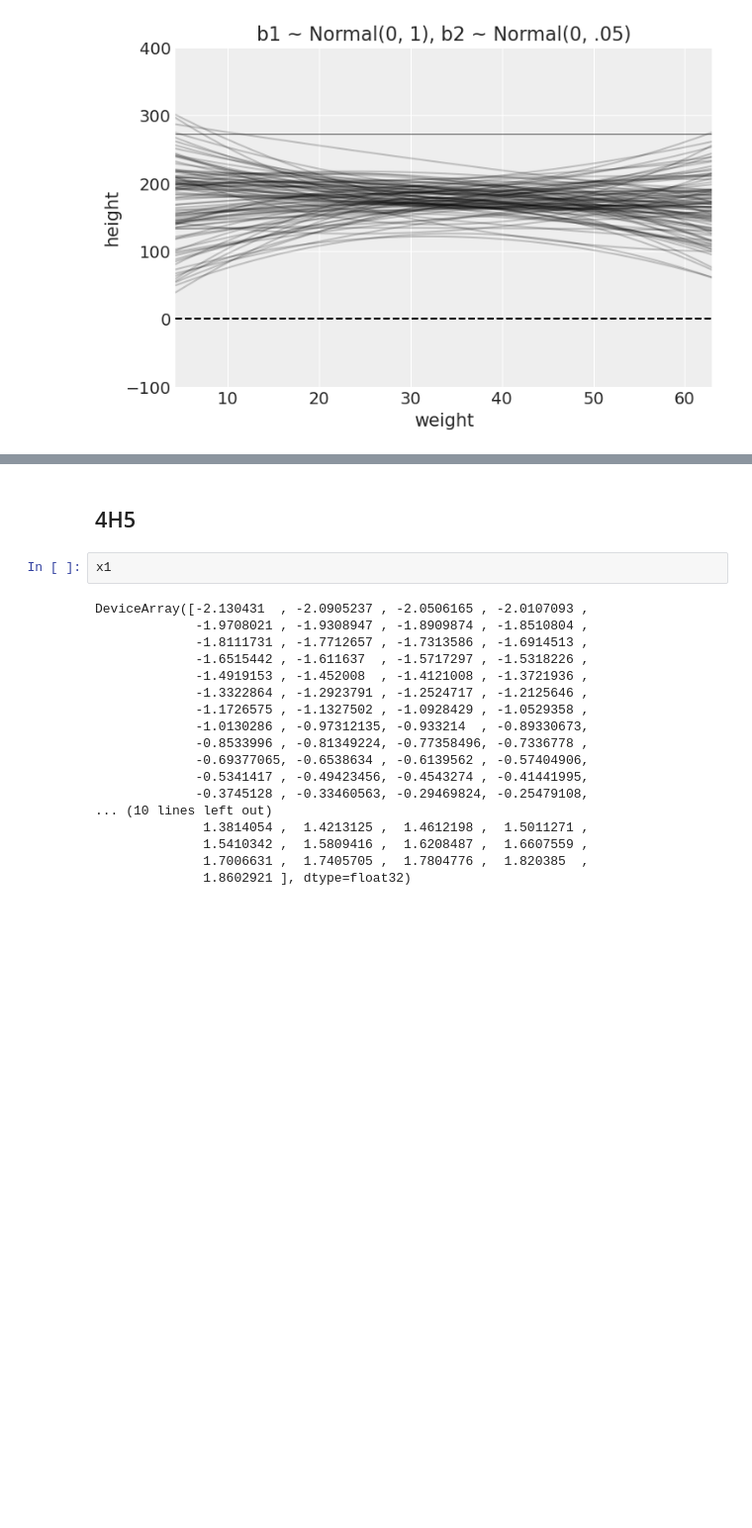
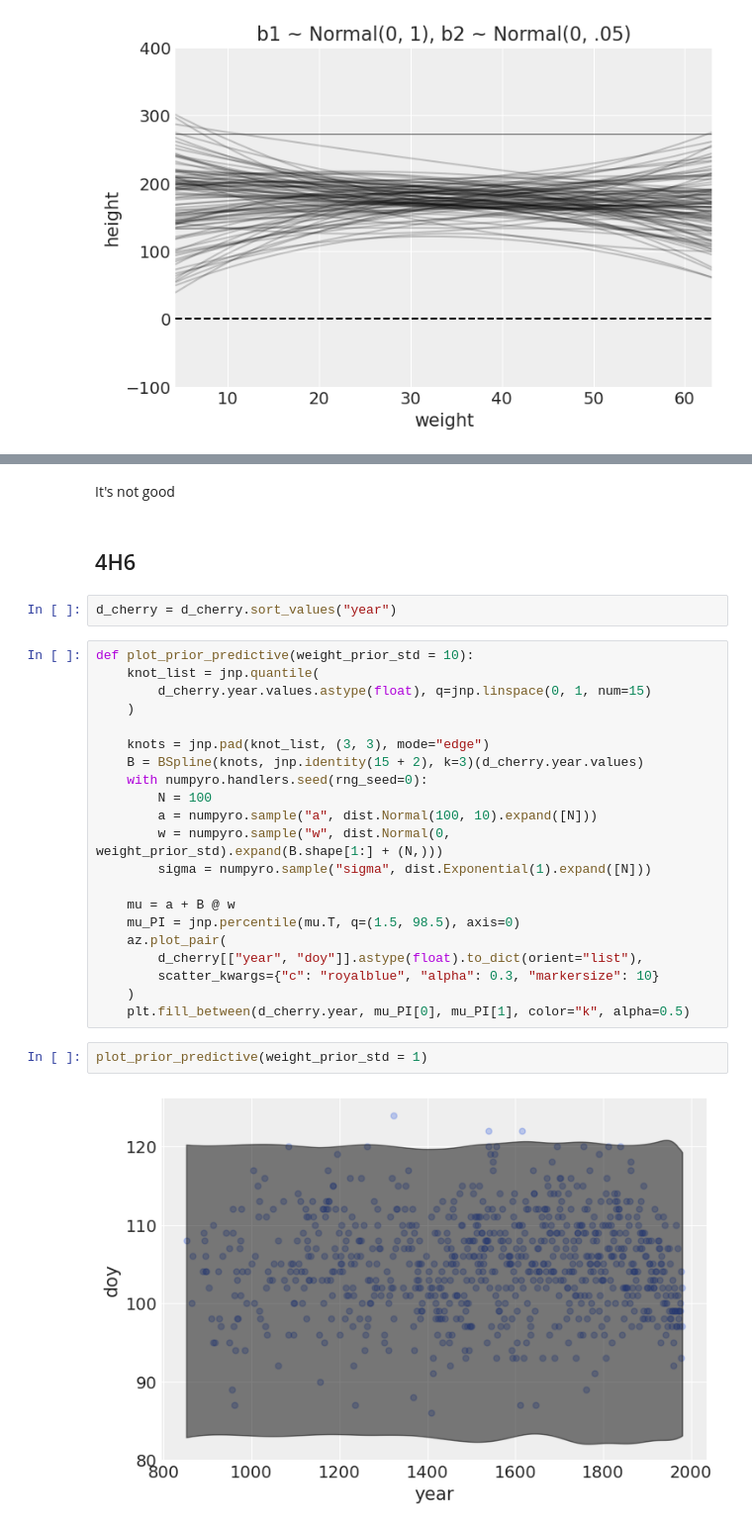
Before and after one commit to simonkamronn/statisticalrethinking, a Jupyter notebook: 4.ipynb, the cells around one changed output, grey strips where cells are left out. Shown at 99% size. Cells and saved outputs as stored; diff of their text form; blank space fills up the shorter version.

```diff
--- a/4.ipynb
+++ b/4.ipynb
@@ -413,22 +445,31 @@ plt.show()
+# %% [markdown]
+It's not good
 # %% [markdown]
-## 4H5
+## 4H6
-# %%
-x1
-# %% [output]
-DeviceArray([-2.130431  , -2.0905237 , -2.0506165 , -2.0107093 ,
-             -1.9708021 , -1.9308947 , -1.8909874 , -1.8510804 ,
-             -1.8111731 , -1.7712657 , -1.7313586 , -1.6914513 ,
-             -1.6515442 , -1.611637  , -1.5717297 , -1.5318226 ,
-             -1.4919153 , -1.452008  , -1.4121008 , -1.3721936 ,
-             -1.3322864 , -1.2923791 , -1.2524717 , -1.2125646 ,
-             -1.1726575 , -1.1327502 , -1.0928429 , -1.0529358 ,
-             -1.0130286 , -0.97312135, -0.933214  , -0.89330673,
-             -0.8533996 , -0.81349224, -0.77358496, -0.7336778 ,
-             -0.69377065, -0.6538634 , -0.6139562 , -0.57404906,
-             -0.5341417 , -0.49423456, -0.4543274 , -0.41441995,
-             -0.3745128 , -0.33460563, -0.29469824, -0.25479108,
-... (10 lines left out)
-              1.3814054 ,  1.4213125 ,  1.4612198 ,  1.5011271 ,
-              1.5410342 ,  1.5809416 ,  1.6208487 ,  1.6607559 ,
-              1.7006631 ,  1.7405705 ,  1.7804776 ,  1.820385  ,
-              1.8602921 ], dtype=float32)
+# %%
+d_cherry = d_cherry.sort_values("year")
+# %%
+def plot_prior_predictive(weight_prior_std = 10):
+    knot_list = jnp.quantile(
+        d_cherry.year.values.astype(float), q=jnp.linspace(0, 1, num=15)
+    )
+
+    knots = jnp.pad(knot_list, (3, 3), mode="edge")
+    B = BSpline(knots, jnp.identity(15 + 2), k=3)(d_cherry.year.values)
+    with numpyro.handlers.seed(rng_seed=0):
+        N = 100
+        a = numpyro.sample("a", dist.Normal(100, 10).expand([N]))
+        w = numpyro.sample("w", dist.Normal(0, weight_prior_std).expand(B.shape[1:] + (N,)))
+        sigma = numpyro.sample("sigma", dist.Exponential(1).expand([N]))
+
+    mu = a + B @ w
+    mu_PI = jnp.percentile(mu.T, q=(1.5, 98.5), axis=0)
+    az.plot_pair(
+        d_cherry[["year", "doy"]].astype(float).to_dict(orient="list"),
+        scatter_kwargs={"c": "royalblue", "alpha": 0.3, "markersize": 10}
+    )
+    plt.fill_between(d_cherry.year, mu_PI[0], mu_PI[1], color="k", alpha=0.5)
+# %%
+plot_prior_predictive(weight_prior_std = 1)
+# %% [output]
+[figure, added]
```
Also changed, not shown: parts of 12 cells of this notebook.
